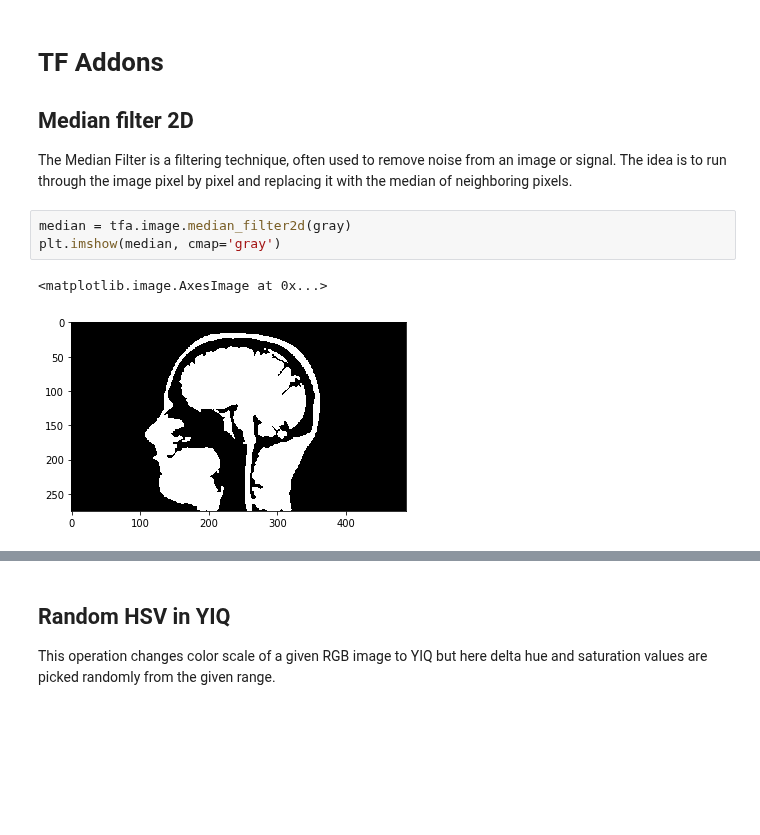
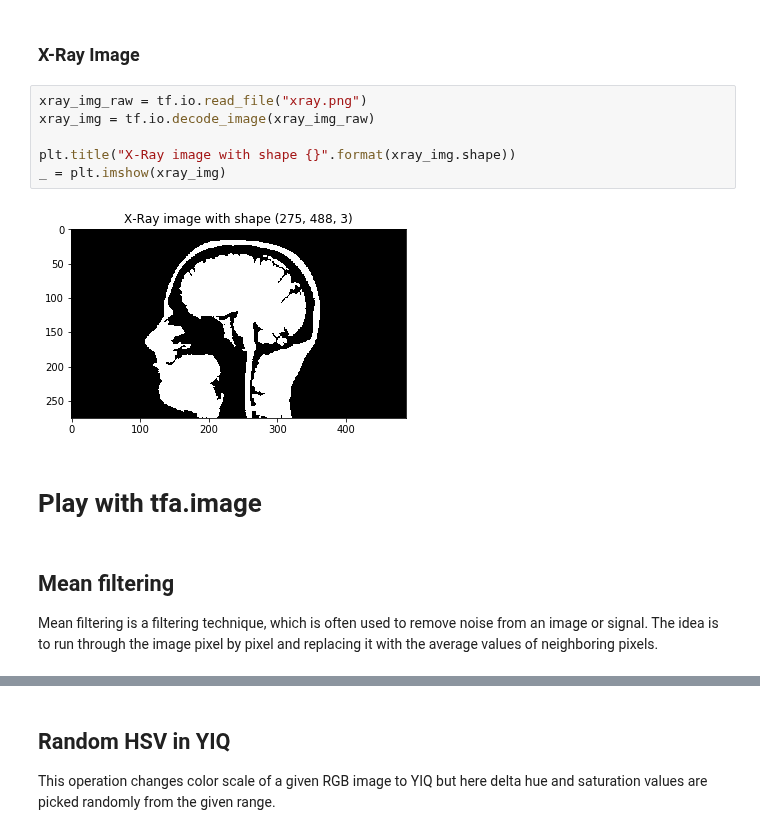
Before and after one commit to tensorflow/addons, a Jupyter notebook: examples/image_ops.ipynb, the cells around one changed output, grey strips where cells are left out. Saved outputs shown, nothing was run; the diff lists cells and outputs as text; blank space fills up the shorter version.

```diff
--- a/examples/image_ops.ipynb
+++ b/examples/image_ops.ipynb
@@ -50,10 +77,15 @@ plt.imshow(gray)
+# %% [markdown]
+### X-Ray Image
+# %%
+xray_img_raw = tf.io.read_file("xray.png")
+xray_img = tf.io.decode_image(xray_img_raw)
+
+plt.title("X-Ray image with shape {}".format(xray_img.shape))
+_ = plt.imshow(xray_img)
+# %% [output]
+[figure, added]
+# %% [markdown]
+# Play with tfa.image
 # %% [markdown]
-# TF Addons
-## Median filter 2D
-The Median Filter is a filtering technique, often used to remove noise from an image or signal. The idea is to run through the image pixel by pixel and replacing it with the median of neighboring pixels.
+## Mean filtering
+Mean filtering is a filtering technique, which is often used to remove noise from an image or signal. The idea is to run through the image pixel by pixel and replacing it with the average values of neighboring pixels.
-# %%
-median = tfa.image.median_filter2d(gray)
-plt.imshow(median, cmap='gray')
-# %% [output]
-<matplotlib.image.AxesImage at 0x...>
-[figure, removed]
```
Also changed, not shown: parts of 30 cells of this notebook.
